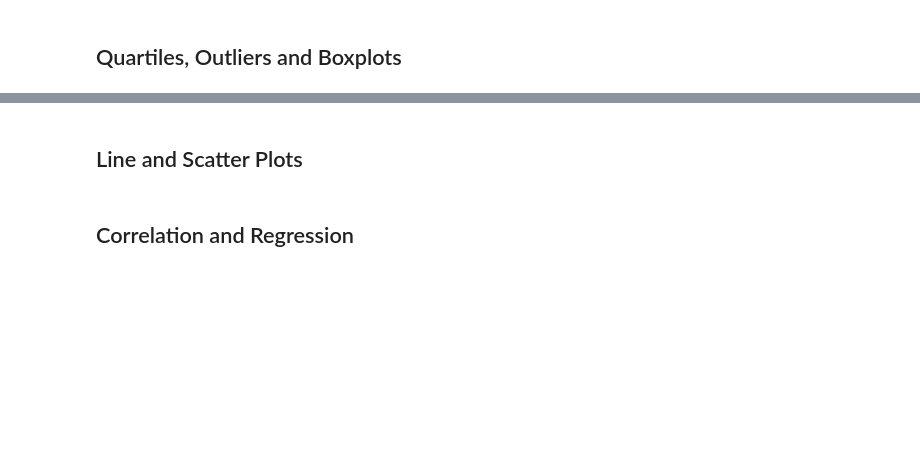
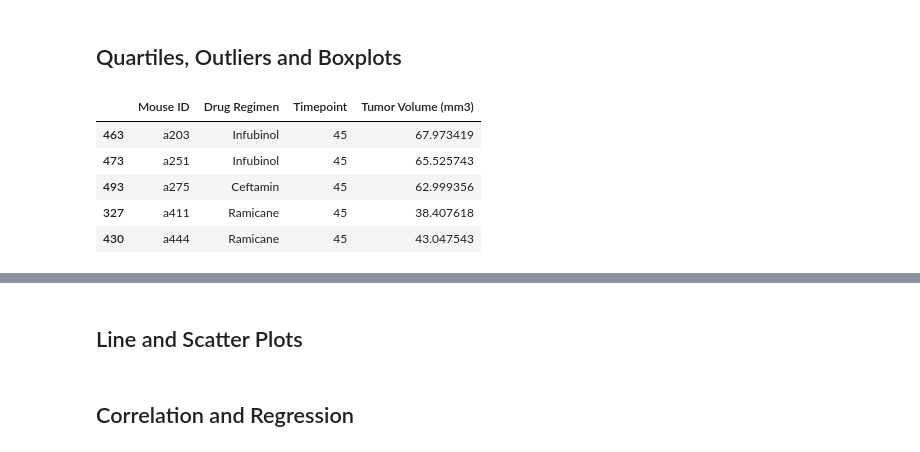
Before and after one commit to gregbehnke24x7/Pymaceuticals, a Jupyter notebook: pymaceuticals_work.ipynb, the cells around one changed output, grey strips where cells are left out. Saved outputs shown, nothing was run; the diff lists cells and outputs as text; code cells hidden in the pictures; blank space fills up the shorter version.

```diff
--- a/pymaceuticals_work.ipynb
+++ b/pymaceuticals_work.ipynb
@@ -191,10 +209,19 @@ plt.xticks(rotation=45)
 # %%
 # Calculate the final tumor volume of each mouse across four of the treatment regimens:
 # Capomulin, Ramicane, Infubinol, and Ceftamin
-
 # Start by getting the last (greatest) timepoint for each mouse
-
-
+end_state_df = mouse_df.drop_duplicates(subset=["Mouse ID"], keep='last').copy()
+end_state_df = end_state_df.loc[end_state_df["Drug Regimen"].isin(["Capomulin", "Ramicane", "Infubinol", "Ceftamin"])]
+end_state_df = end_state_df[["Mouse ID", "Drug Regimen", "Timepoint", "Tumor Volume (mm3)"]]
+end_state_df.head()
 # Merge this group df with the original dataframe to get the tumor volume at the last timepoint
+#what?
+# %% [output]
+|  | Mouse ID | Drug Regimen | Timepoint | Tumor Volume (mm3) |
+| 463 | a203 | Infubinol | 45 | 67.973419 |
+| 473 | a251 | Infubinol | 45 | 65.525743 |
+| 493 | a275 | Ceftamin | 45 | 62.999356 |
+| 327 | a411 | Ramicane | 45 | 38.407618 |
+| 430 | a444 | Ramicane | 45 | 43.047543 |
 # %%
 # Put treatments into a list for for loop (and later for plot labels)
```
Also changed, not shown: parts of 4 cells of this notebook.
